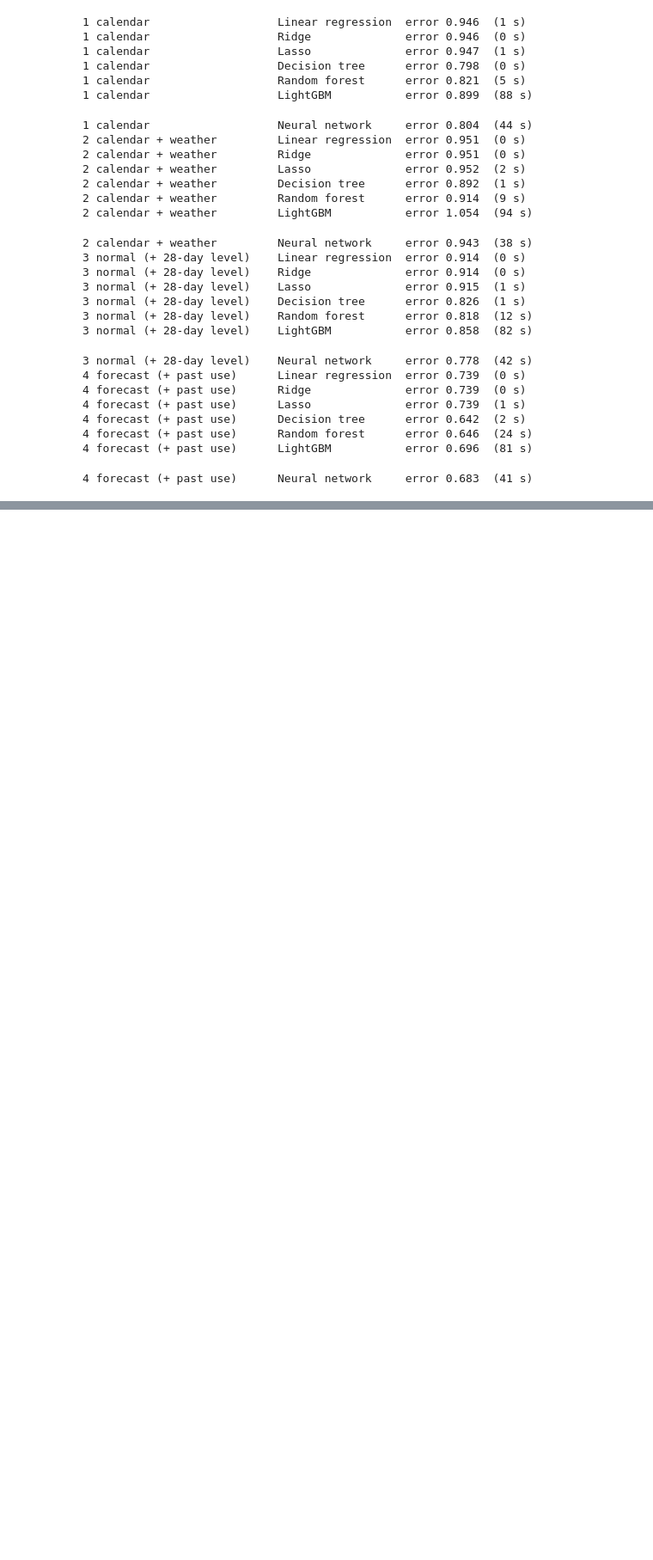
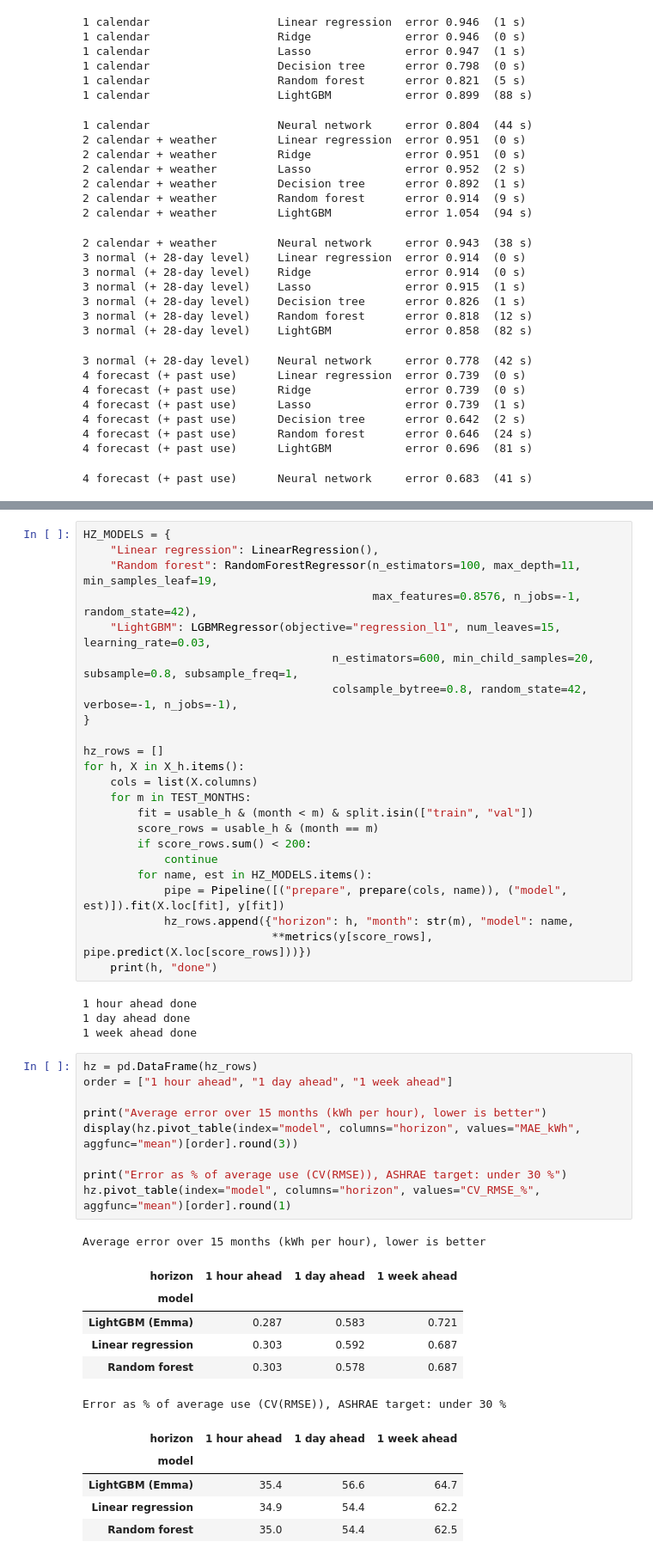
Before and after one commit to TBDA-Classes/2026G1, a Jupyter notebook: notebooks/04_model_search.ipynb, the cells around one changed output, grey strips where cells are left out. Shown at 86% size. Cells and saved outputs as stored; diff of their text form; blank space fills up the shorter version.

```diff
--- a/notebooks/04_model_search.ipynb
+++ b/notebooks/04_model_search.ipynb
@@ -253,0 +395,49 @@ Average miss on validation (kWh per hour), lower is better. Emma's best: LightGB
+# %%
+HZ_MODELS = {
+    "Linear regression": LinearRegression(),
+    "Random forest": RandomForestRegressor(n_estimators=100, max_depth=11, min_samples_leaf=19,
+                                           max_features=0.8576, n_jobs=-1, random_state=42),
+    "LightGBM": LGBMRegressor(objective="regression_l1", num_leaves=15, learning_rate=0.03,
+                                     n_estimators=600, min_child_samples=20, subsample=0.8, subsample_freq=1,
+                                     colsample_bytree=0.8, random_state=42, verbose=-1, n_jobs=-1),
+}
+
+hz_rows = []
+for h, X in X_h.items():
+    cols = list(X.columns)
+    for m in TEST_MONTHS:
+        fit = usable_h & (month < m) & split.isin(["train", "val"])
+        score_rows = usable_h & (month == m)
+        if score_rows.sum() < 200:
+            continue
+        for name, est in HZ_MODELS.items():
+            pipe = Pipeline([("prepare", prepare(cols, name)), ("model", est)]).fit(X.loc[fit], y[fit])
+            hz_rows.append({"horizon": h, "month": str(m), "model": name,
+                            **metrics(y[score_rows], pipe.predict(X.loc[score_rows]))})
+    print(h, "done")
+# %% [output]
+1 hour ahead done
+1 day ahead done
+1 week ahead done
+# %%
+hz = pd.DataFrame(hz_rows)
+order = ["1 hour ahead", "1 day ahead", "1 week ahead"]
+
+print("Average error over 15 months (kWh per hour), lower is better")
+display(hz.pivot_table(index="model", columns="horizon", values="MAE_kWh", aggfunc="mean")[order].round(3))
+
+print("Error as % of average use (CV(RMSE)), ASHRAE target: under 30 %")
+hz.pivot_table(index="model", columns="horizon", values="CV_RMSE_%", aggfunc="mean")[order].round(1)
+# %% [output]
+Average error over 15 months (kWh per hour), lower is better
+| horizon | 1 hour ahead | 1 day ahead | 1 week ahead |
+| model |  |  |  |
+| LightGBM (Emma) | 0.287 | 0.583 | 0.721 |
+| Linear regression | 0.303 | 0.592 | 0.687 |
+| Random forest | 0.303 | 0.578 | 0.687 |
+Error as % of average use (CV(RMSE)), ASHRAE target: under 30 %
+| horizon | 1 hour ahead | 1 day ahead | 1 week ahead |
+| model |  |  |  |
+| LightGBM (Emma) | 35.4 | 56.6 | 64.7 |
+| Linear regression | 34.9 | 54.4 | 62.2 |
+| Random forest | 35.0 | 54.4 | 62.5 |
```
Also changed, not shown: parts of 9 cells of this notebook.
